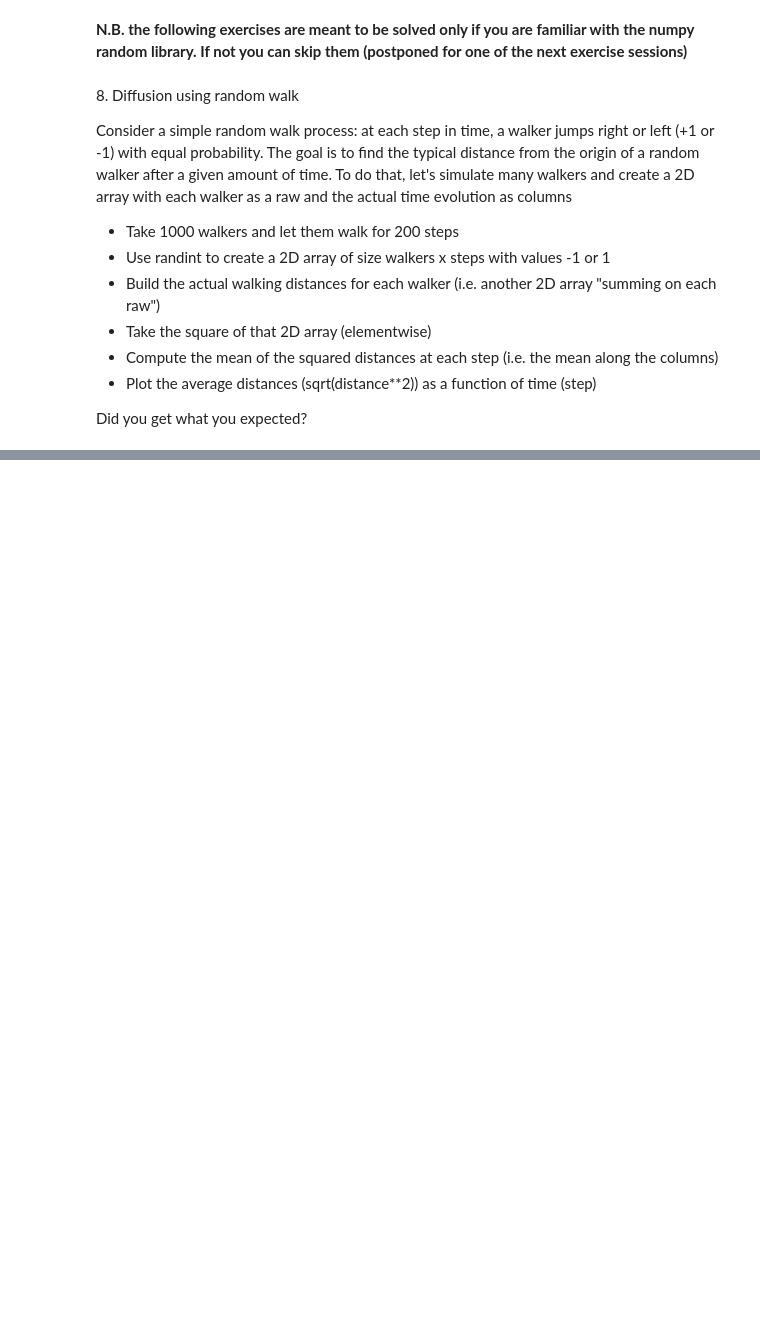
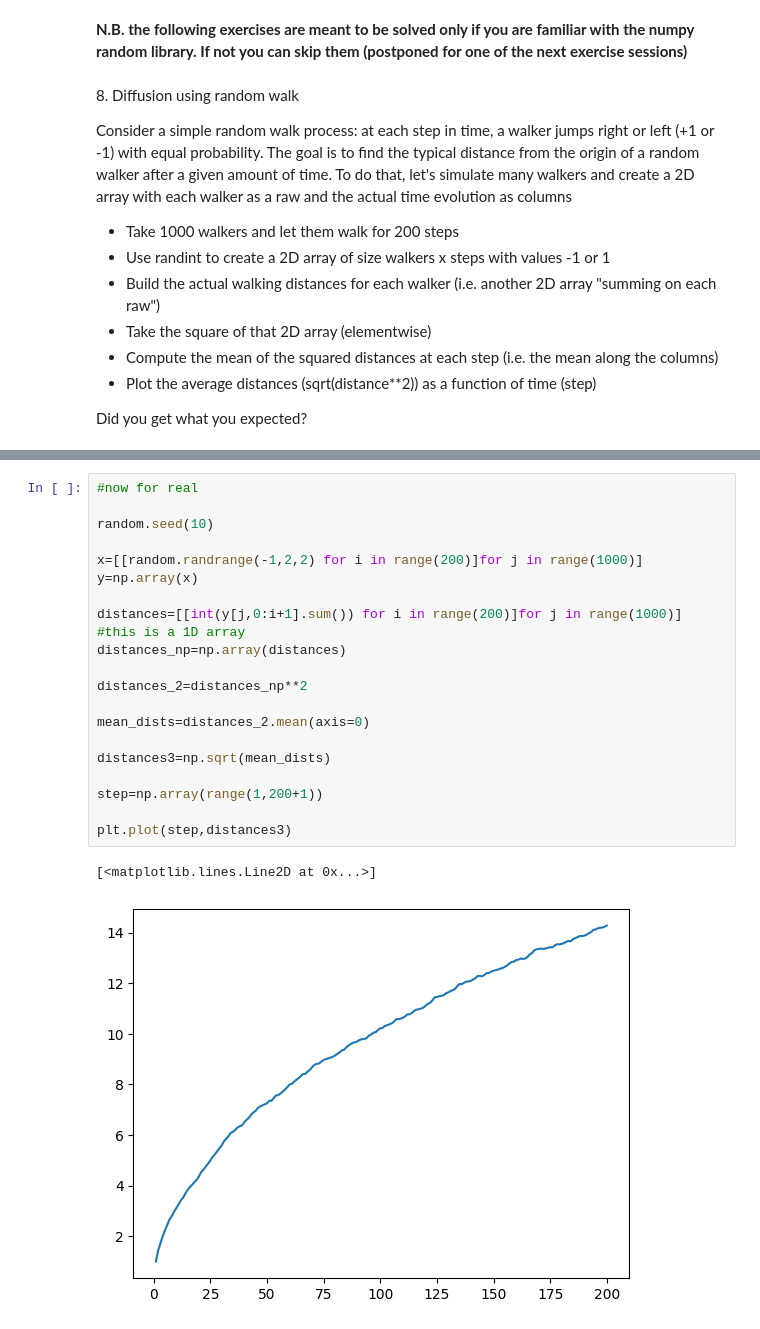
Before and after one commit to margherita-lera/LaboratoryOfComputationalPhysics_Y7, a Jupyter notebook: 04ex_Numpy.ipynb, the cells around one changed output, grey strips where cells are left out. Saved outputs shown, nothing was run; the diff lists cells and outputs as text; blank space fills up the shorter version.

```diff
--- a/04ex_Numpy.ipynb
+++ b/04ex_Numpy.ipynb
@@ -230 +278,24 @@ Did you get what you expected?
+# %%
+#now for real
+
+random.seed(10)
+
+x=[[random.randrange(-1,2,2) for i in range(200)]for j in range(1000)]
+y=np.array(x)
+
+distances=[[int(y[j,0:i+1].sum()) for i in range(200)]for j in range(1000)]    #this is a 1D array
+distances_np=np.array(distances)
+
+distances_2=distances_np**2
+
+mean_dists=distances_2.mean(axis=0)
+
+distances3=np.sqrt(mean_dists)
+
+step=np.array(range(1,200+1))
+
+plt.plot(step,distances3)
+# %% [output]
+[<matplotlib.lines.Line2D at 0x...>]
+[figure, added]
 # %% [markdown]
```
Also changed, not shown: parts of 15 cells of this notebook, 14 other files.
